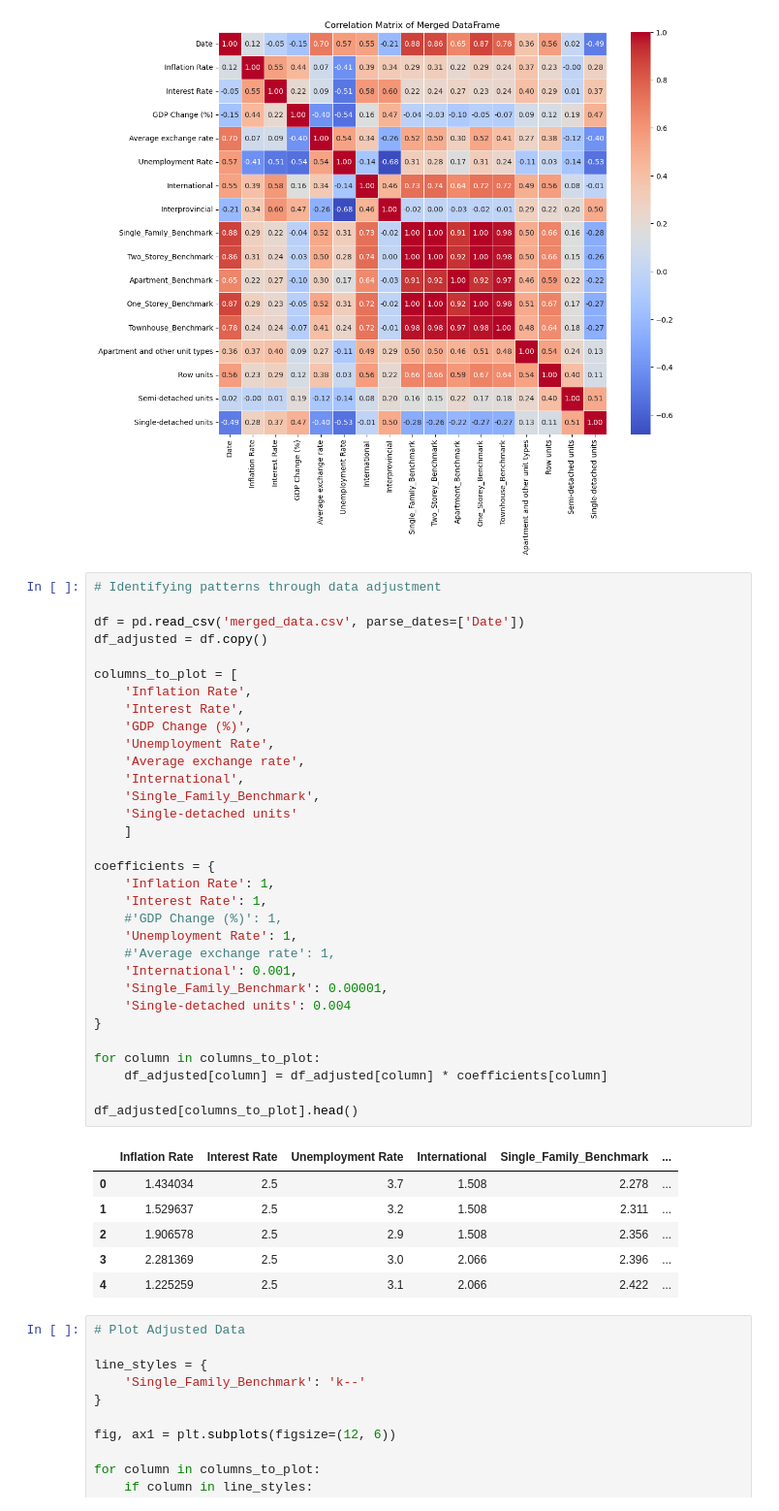
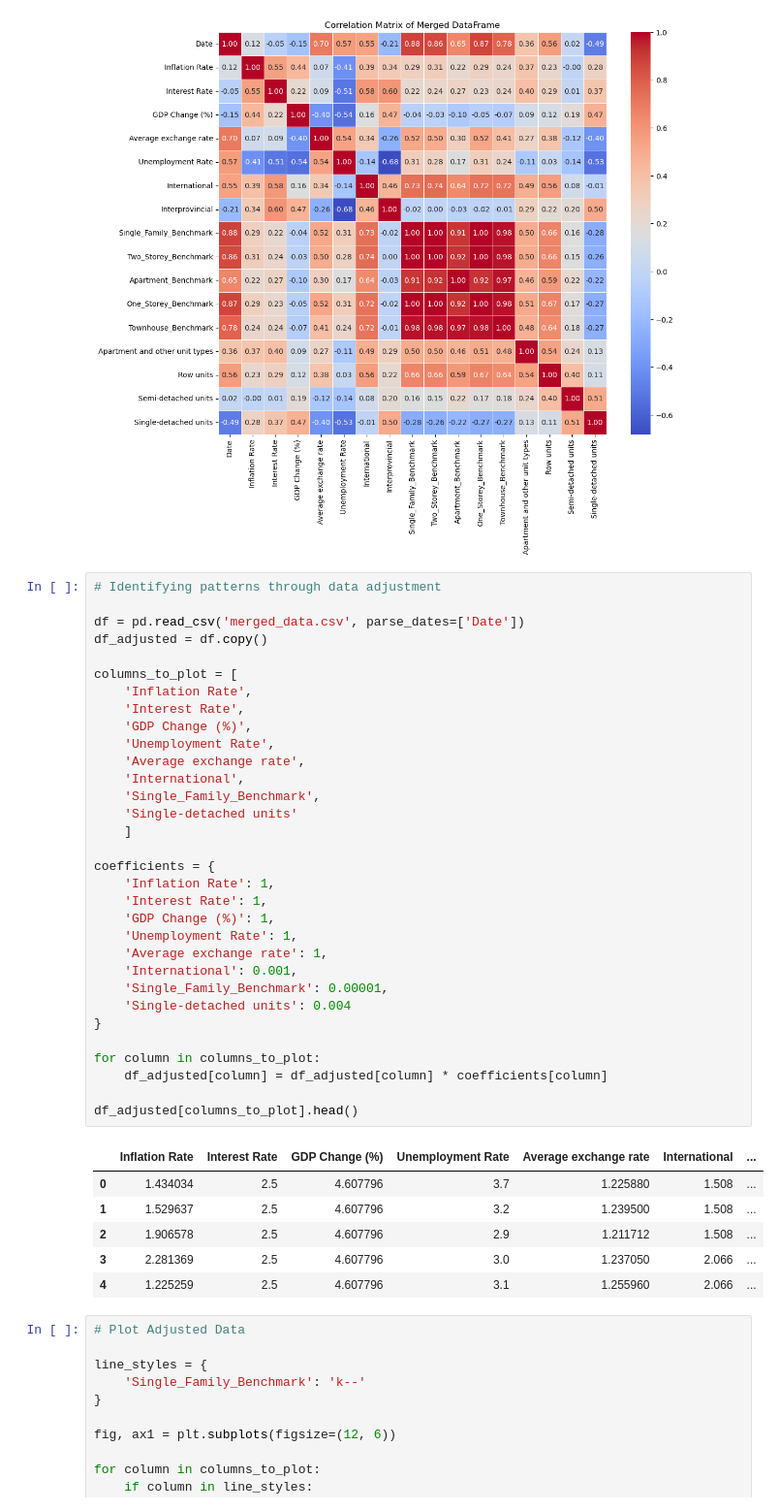
Before and after one commit to novomax-ca/CalgaryRealEstate, a Jupyter notebook: Calgary.ipynb, the cells around one changed output. Shown at 97% size. Drawn from its saved outputs; the diff is of its cells as text.

```diff
--- a/Calgary.ipynb
+++ b/Calgary.ipynb
@@ -394,41 +394,41 @@ plt.show()
 # Identifying patterns through data adjustment
 
 df = pd.read_csv('merged_data.csv', parse_dates=['Date'])
 df_adjusted = df.copy()
 
 columns_to_plot = [
     'Inflation Rate',
     'Interest Rate',
     'GDP Change (%)',
     'Unemployment Rate',
     'Average exchange rate',
     'International',
     'Single_Family_Benchmark',
     'Single-detached units'
     ]
 
 coefficients = {
     'Inflation Rate': 1,
     'Interest Rate': 1,
-    #'GDP Change (%)': 1,
+    'GDP Change (%)': 1,
     'Unemployment Rate': 1,
-    #'Average exchange rate': 1,
+    'Average exchange rate': 1,
     'International': 0.001,
     'Single_Family_Benchmark': 0.00001,
     'Single-detached units': 0.004
 }
 
 for column in columns_to_plot:
     df_adjusted[column] = df_adjusted[column] * coefficients[column]
 
 df_adjusted[columns_to_plot].head()
 # %% [output]
-|  | Inflation Rate | Interest Rate | Unemployment Rate | International | Single_Family_Benchmark | ... |
-| 0 | 1.434034 | 2.5 | 3.7 | 1.508 | 2.278 | ... |
-| 1 | 1.529637 | 2.5 | 3.2 | 1.508 | 2.311 | ... |
-| 2 | 1.906578 | 2.5 | 2.9 | 1.508 | 2.356 | ... |
-| 3 | 2.281369 | 2.5 | 3.0 | 2.066 | 2.396 | ... |
-| 4 | 1.225259 | 2.5 | 3.1 | 2.066 | 2.422 | ... |
+|  | Inflation Rate | Interest Rate | GDP Change (%) | Unemployment Rate | Average exchange rate | International | ... |
+| 0 | 1.434034 | 2.5 | 4.607796 | 3.7 | 1.225880 | 1.508 | ... |
+| 1 | 1.529637 | 2.5 | 4.607796 | 3.2 | 1.239500 | 1.508 | ... |
+| 2 | 1.906578 | 2.5 | 4.607796 | 2.9 | 1.211712 | 1.508 | ... |
+| 3 | 2.281369 | 2.5 | 4.607796 | 3.0 | 1.237050 | 2.066 | ... |
+| 4 | 1.225259 | 2.5 | 4.607796 | 3.1 | 1.255960 | 2.066 | ... |
 # %%
 # Plot Adjusted Data
 
```
Also changed, not shown: parts of 4 cells of this notebook.
